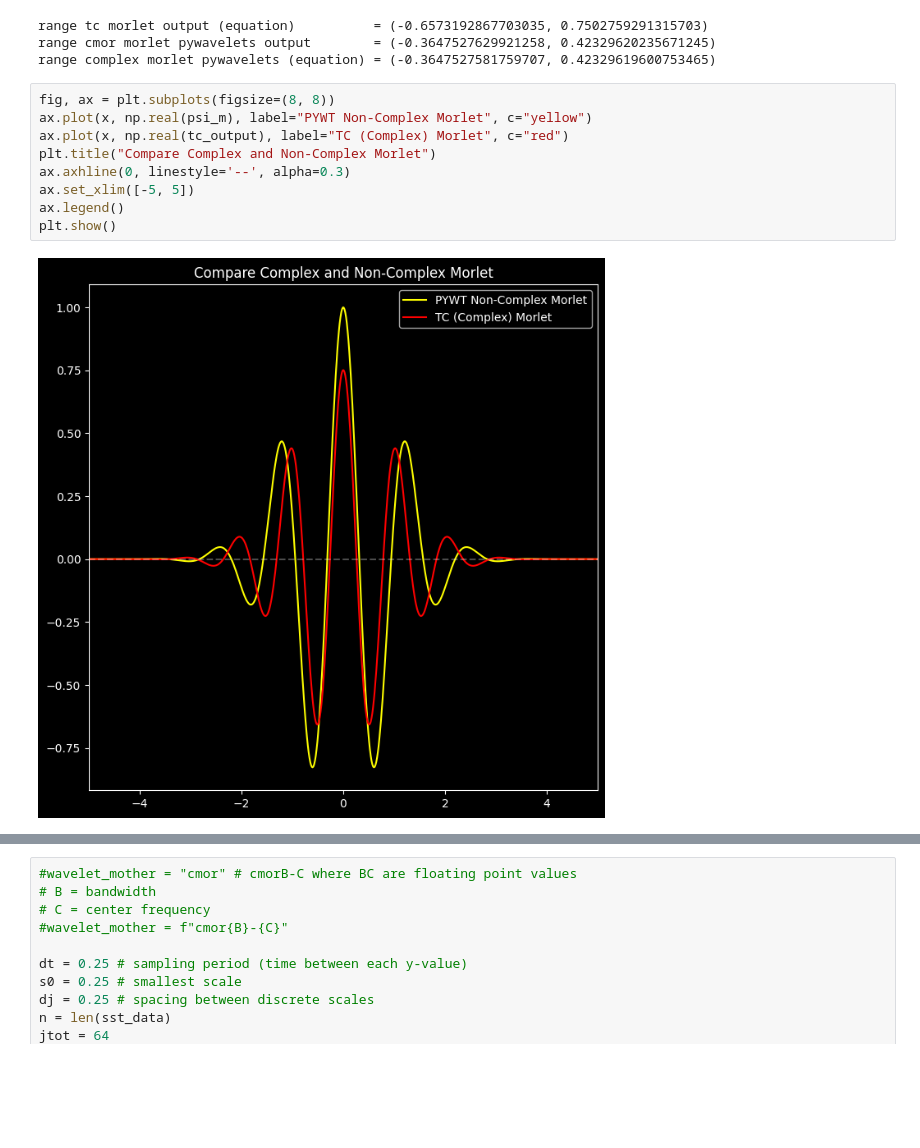
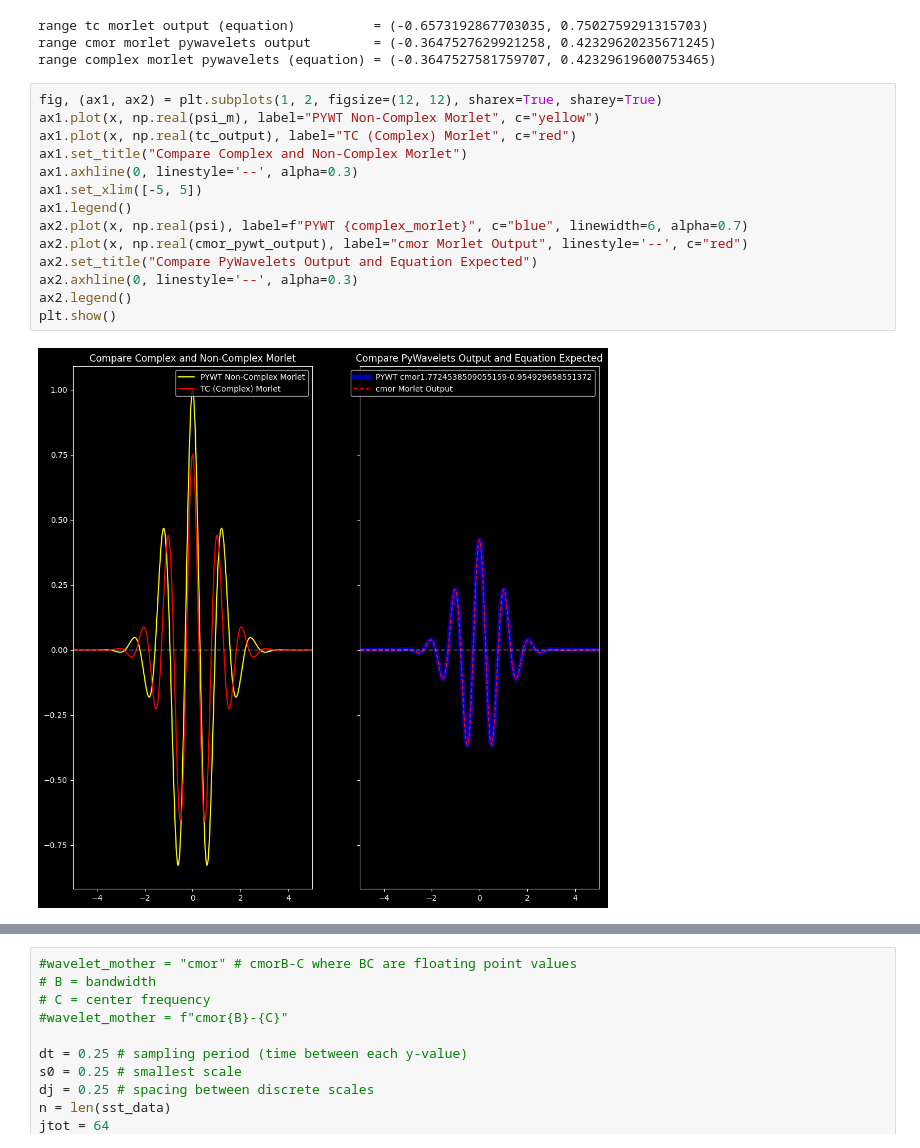
Before and after one commit to cyschneck/wavelet-tutorial, a Jupyter notebook: matching_scales.ipynb, the cells around one changed output, grey strips where cells are left out. Saved outputs shown, nothing was run; the diff lists cells and outputs as text; blank space fills up the shorter version.

Commit message:
subplots share for background plots

```diff
--- a/matching_scales.ipynb
+++ b/matching_scales.ipynb
@@ -172,13 +172,18 @@ range tc morlet output (equation)          = (-0.6573192867703035, 0.75027592913
 range cmor morlet pywavelets output        = (-0.3647527629921258, 0.42329620235671245)
 range complex morlet pywavelets (equation) = (-0.3647527581759707, 0.42329619600753465)
 # %%
-fig, ax = plt.subplots(figsize=(8, 8))
-ax.plot(x, np.real(psi_m), label="PYWT Non-Complex Morlet", c="yellow")
-ax.plot(x, np.real(tc_output), label="TC (Complex) Morlet", c="red")
-plt.title("Compare Complex and Non-Complex Morlet")
-ax.axhline(0, linestyle='--', alpha=0.3)
-ax.set_xlim([-5, 5])
-ax.legend()
+fig, (ax1, ax2) = plt.subplots(1, 2, figsize=(12, 12), sharex=True, sharey=True)
+ax1.plot(x, np.real(psi_m), label="PYWT Non-Complex Morlet", c="yellow")
+ax1.plot(x, np.real(tc_output), label="TC (Complex) Morlet", c="red")
+ax1.set_title("Compare Complex and Non-Complex Morlet")
+ax1.axhline(0, linestyle='--', alpha=0.3)
+ax1.set_xlim([-5, 5])
+ax1.legend()
+ax2.plot(x, np.real(psi), label=f"PYWT {complex_morlet}", c="blue", linewidth=6, alpha=0.7)
+ax2.plot(x, np.real(cmor_pywt_output), label="cmor Morlet Output", linestyle='--', c="red")
+ax2.set_title("Compare PyWavelets Output and Equation Expected")
+ax2.axhline(0, linestyle='--', alpha=0.3)
+ax2.legend()
 plt.show()
 # %% [output]
-[figure, old version]
+[figure, new version]
```
Also changed, not shown: parts of 3 cells of this notebook.
